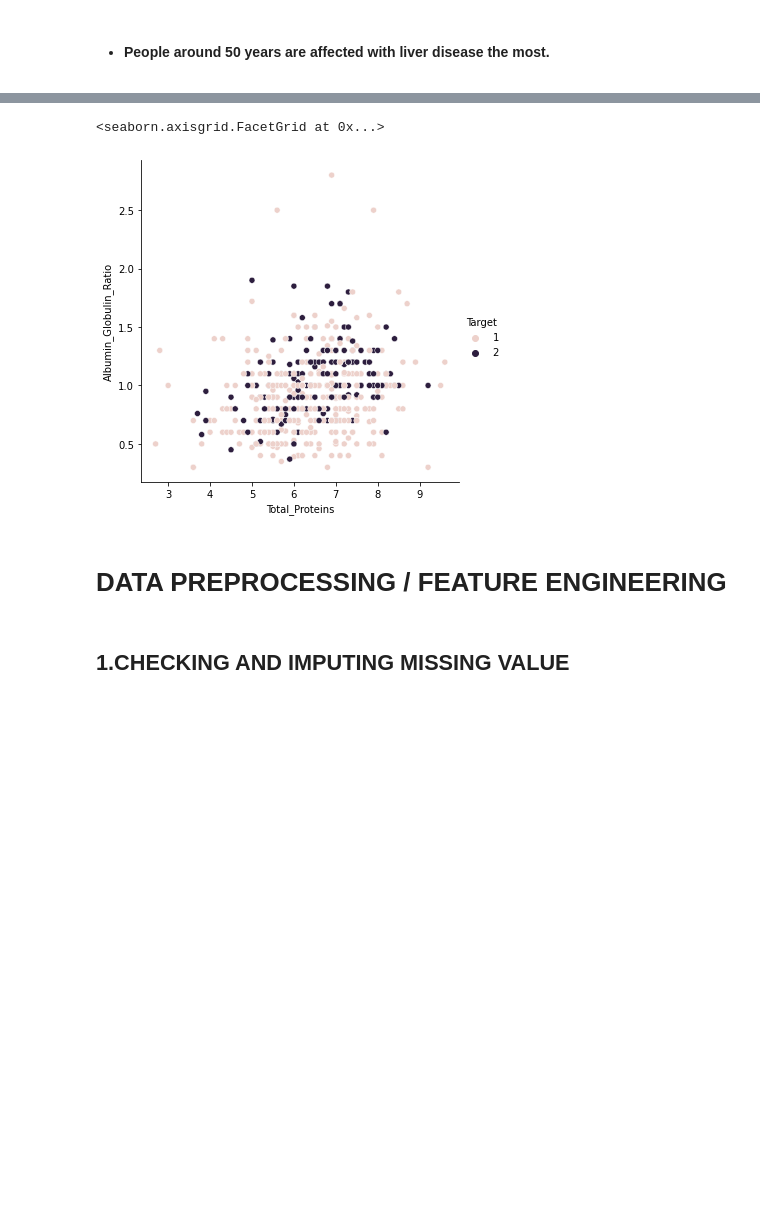
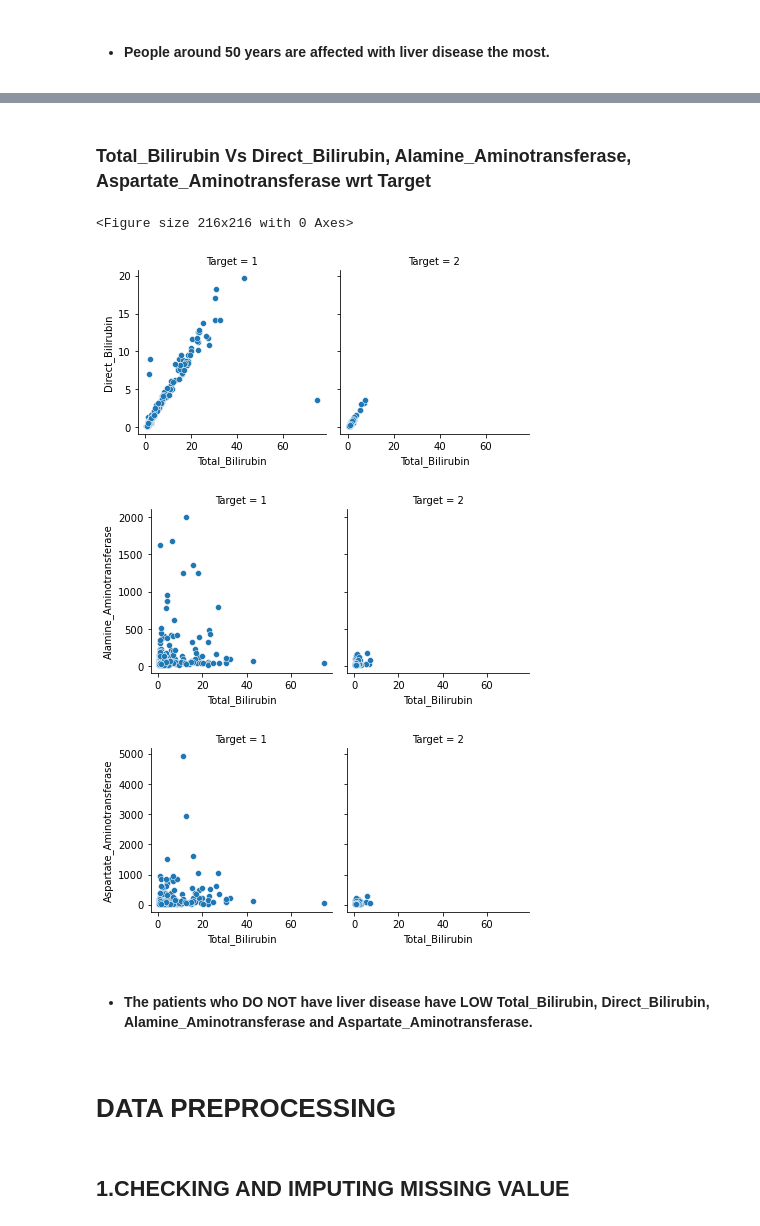
Before and after one commit to munawirapallam/LiverPatient, a Jupyter notebook: LiverDisease.ipynb, the cells around one changed output, grey strips where cells are left out. Drawn from its saved outputs; the diff is of its cells as text; code cells hidden in the pictures; blank space fills up the shorter version.

```diff
--- a/LiverDisease.ipynb
+++ b/LiverDisease.ipynb
@@ -206,10 +340,20 @@ sns.pairplot(df)
+# %% [markdown]
+### Total_Bilirubin Vs Direct_Bilirubin, Alamine_Aminotransferase, Aspartate_Aminotransferase wrt Target
 # %%
-sns.relplot(x='Total_Proteins',y='Albumin_Globulin_Ratio',hue="Target",data=df)
+col= ['Direct_Bilirubin', 'Alamine_Aminotransferase', 'Aspartate_Aminotransferase']
+plt.figure(figsize=(3, 3))
+for col in col:
+    sns.relplot(x='Total_Bilirubin', y=col, col='Target', data=df, height=3, aspect=1)
+plt.show()
 # %% [output]
-<seaborn.axisgrid.FacetGrid at 0x...>
+<Figure size 216x216 with 0 Axes>
-[figure, old version]
+[figure, new version]
+[figure, added]
+[figure, added]
+# %% [markdown]
+* #### The patients who DO NOT have liver disease have LOW Total_Bilirubin, Direct_Bilirubin, Alamine_Aminotransferase and Aspartate_Aminotransferase.
 # %% [markdown]
-# DATA PREPROCESSING / FEATURE ENGINEERING
+# DATA PREPROCESSING
 # %% [markdown]
 ## 1.CHECKING AND IMPUTING MISSING VALUE
 # %%
```
Also changed, not shown: parts of 135 cells of this notebook.
